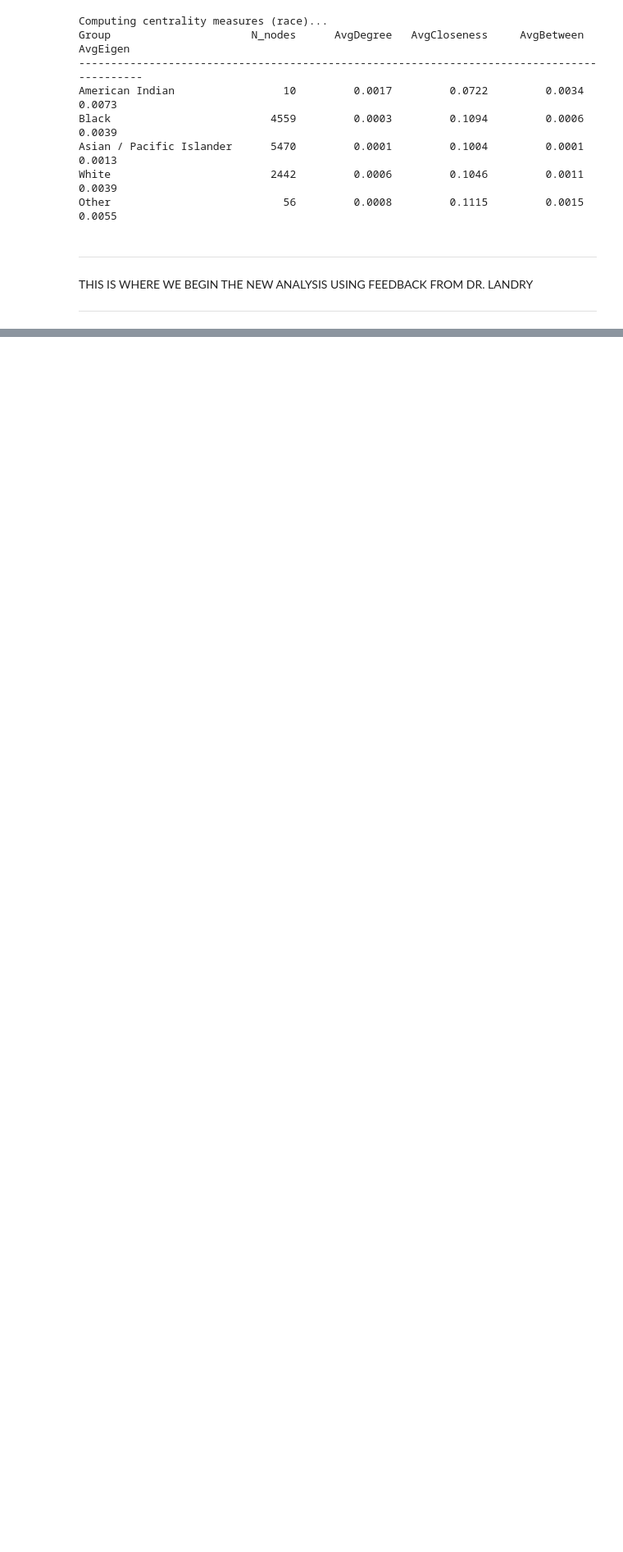
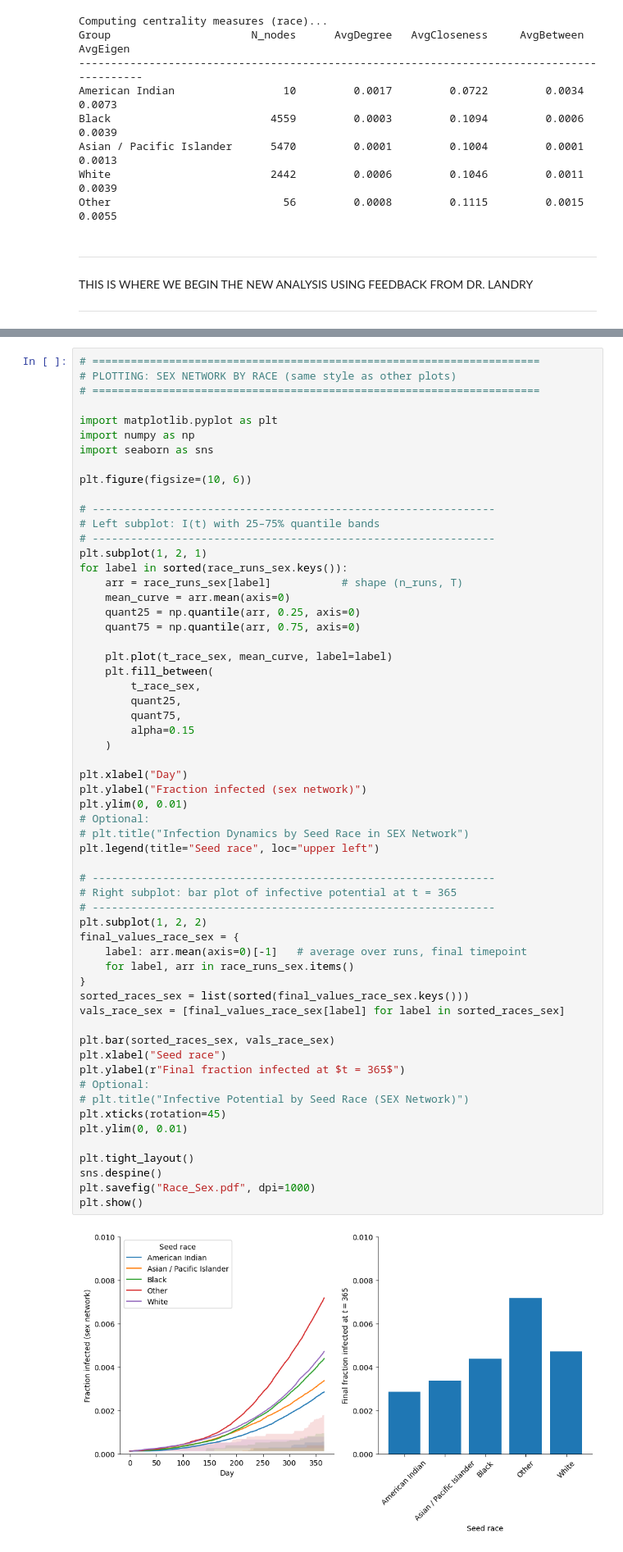
Before and after one commit to pmehta17/hiv-spread, a Jupyter notebook: Project_v2.ipynb, the cells around one changed output, grey strips where cells are left out. Shown at 82% size. Drawn from its saved outputs; the diff is of its cells as text; blank space fills up the shorter version.

```diff
--- a/Project_v2.ipynb
+++ b/Project_v2.ipynb
@@ -2103,2 +2070,63 @@ SEX network race counts:
+# %%
+# ======================================================================
+# PLOTTING: SEX NETWORK BY RACE (same style as other plots)
+# ======================================================================
+
+import matplotlib.pyplot as plt
+import numpy as np
+import seaborn as sns
+
+plt.figure(figsize=(10, 6))
+
+# ---------------------------------------------------------------
+# Left subplot: I(t) with 25–75% quantile bands
+# ---------------------------------------------------------------
+plt.subplot(1, 2, 1)
+for label in sorted(race_runs_sex.keys()):
+    arr = race_runs_sex[label]           # shape (n_runs, T)
+    mean_curve = arr.mean(axis=0)
+    quant25 = np.quantile(arr, 0.25, axis=0)
+    quant75 = np.quantile(arr, 0.75, axis=0)
+
+    plt.plot(t_race_sex, mean_curve, label=label)
+    plt.fill_between(
+        t_race_sex,
+        quant25,
+        quant75,
+        alpha=0.15
+    )
+
+plt.xlabel("Day")
+plt.ylabel("Fraction infected (sex network)")
+plt.ylim(0, 0.01)
+# Optional:
+# plt.title("Infection Dynamics by Seed Race in SEX Network")
+plt.legend(title="Seed race", loc="upper left")
+
+# ---------------------------------------------------------------
+# Right subplot: bar plot of infective potential at t = 365
+# ---------------------------------------------------------------
+plt.subplot(1, 2, 2)
+final_values_race_sex = {
+    label: arr.mean(axis=0)[-1]   # average over runs, final timepoint
+    for label, arr in race_runs_sex.items()
+}
+sorted_races_sex = list(sorted(final_values_race_sex.keys()))
+vals_race_sex = [final_values_race_sex[label] for label in sorted_races_sex]
+
+plt.bar(sorted_races_sex, vals_race_sex)
+plt.xlabel("Seed race")
+plt.ylabel(r"Final fraction infected at $t = 365$")
+# Optional:
+# plt.title("Infective Potential by Seed Race (SEX Network)")
+plt.xticks(rotation=45)
+plt.ylim(0, 0.01)
+
+plt.tight_layout()
+sns.despine()
+plt.savefig("Race_Sex.pdf", dpi=1000)
+plt.show()
+# %% [output]
+[figure, added]
 # %%
 # ======================================================================
```
Also changed, not shown: parts of 12 cells of this notebook.
